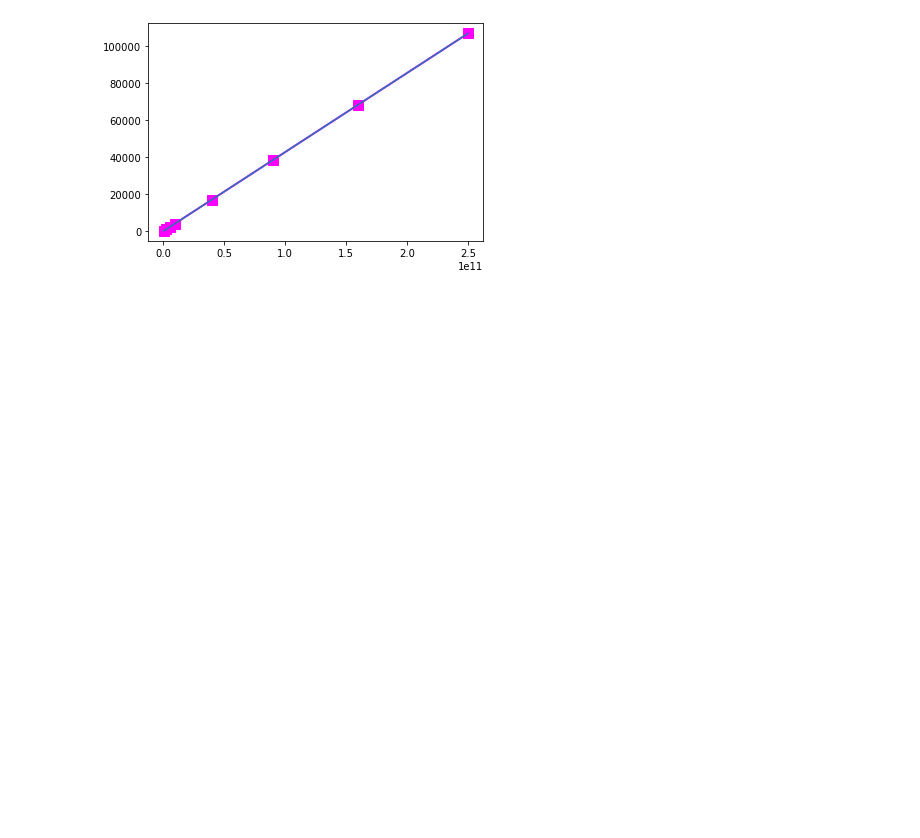
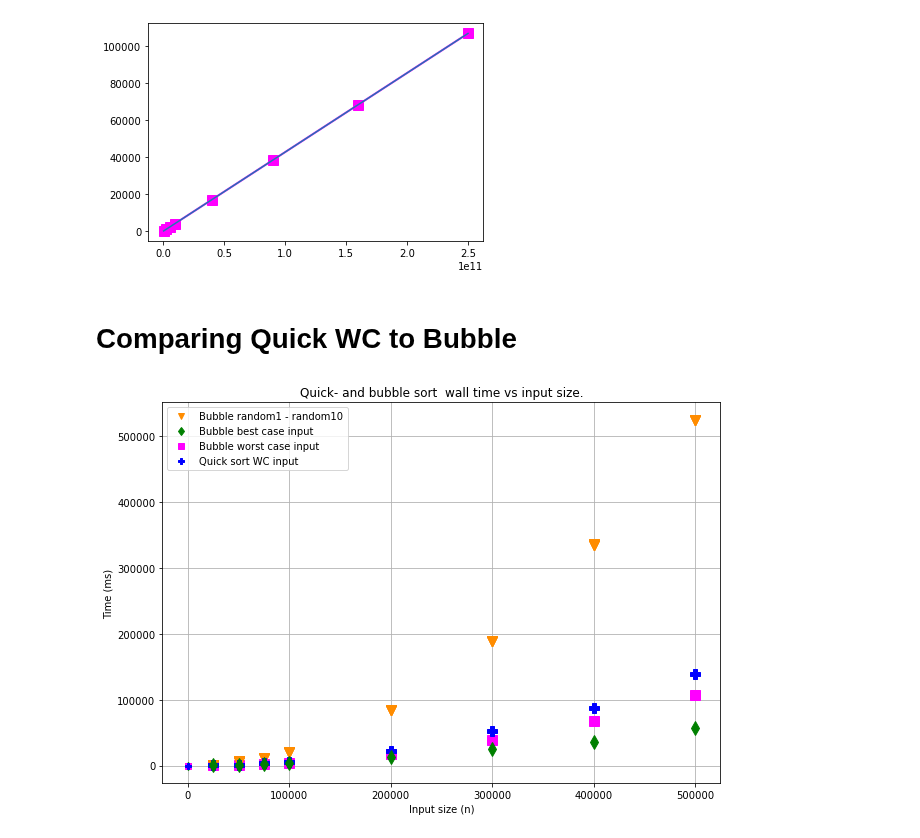
Before and after one commit to hrallil/RAPL_measurements, a Jupyter notebook: Java/FinalResults/FinalAnalysis/BubbleResults.ipynb, the cells around one changed output. Drawn from its saved outputs; the diff is of its cells as text; code cells hidden in the pictures; blank space fills up the shorter version.

Commit message:
bubble v quick timeVSInput graph

```diff
--- a/Java/FinalResults/FinalAnalysis/BubbleResults.ipynb
+++ b/Java/FinalResults/FinalAnalysis/BubbleResults.ipynb
@@ -14,6 +14,7 @@ from sklearn import metrics
 from operator import itemgetter
 
 dfBubble16 = pd.read_csv("CleanData/BubbleClean-PC16.csv")
+dfQuick16 = pd.read_csv("CleanData/QuickClean-PC16.csv")
 dfRead16 = pd.read_csv("CleanData/readCSVClean-PC16.csv")
 
 dfBubble16.head()
@@ -52,6 +53,7 @@ def meansOfTests(df):
     return dfMeans
 
 dfBubbleMean16 = meansOfTests(dfBubble16)
+dfQuickMean16 = meansOfTests(dfQuick16)
 dfBubbleMean16
 # %% [output]
 |  | PKG (J) | CPU (J) | DRAM (J) | Time (ms) | Temp (C) | Size | Input case |
@@ -106,6 +108,7 @@ dfReadMean16
 338 rows × 7 columns
 # %%
 dfBubbleMean16 = dfBubbleMean16.reset_index(drop=True)
+dfQuickMean16 = dfQuickMean16.reset_index(drop=True)
 dfReadMean16 = dfReadMean16.reset_index(drop=True)
 dfBubbleMean16
 #remove nans here?
@@ -514,3 +518,35 @@ plt.show()
 LineReg: worst case r2 for bubble:  0.9999966696504422
 polyReg: worst case r2 for bubble:  0.9999966696504422
 [figure]
+# %% [markdown]
+# Comparing Quick WC to Bubble
+# %%
+plt.figure(figsize=(10,7))
+color = "red"
+
+Rs = []
+plt.plot(-0,0,"v", color="darkorange",label="Bubble random1 - random10")
+plt.plot(-0,0,"d", color="green",label="Bubble best case input")
+plt.plot(-0,0,"s", color="fuchsia",label="Bubble worst case input")
+plt.plot(-0,0,"P", color="blue",label="Quick sort WC input")
+
+
+worst = polyReg(dfBubbleMean16[dfBubbleMean16["Input case"] == "worst"]["Size"], dfBubbleMean16[dfBubbleMean16["Input case"] == "worst"]["Time - readCSV"],1, "Merge time for worst case input", "fuchsia",dots="s",regLine=False)
+for i in range(1,11):
+    Rs.append(polyReg(dfBubbleMean16[dfBubbleMean16["Input case"] == f"random{i}"]["Size"], dfBubbleMean16[dfBubbleMean16["Input case"] == f"random{i}"]["Time - readCSV"],1, f"random{i} case input", "darkorange",dots="v",regLine=False))
+quickWorst = polyReg(dfQuickMean16[dfQuickMean16["Input case"] == "worst"]["Size"], dfQuickMean16[dfQuickMean16["Input case"] == "worst"]["Time - readCSV"],1, "Merge time for best case input", "blue",dots="P",regLine=False)
+best = polyReg(dfBubbleMean16[dfBubbleMean16["Input case"] == "best"]["Size"], dfBubbleMean16[dfBubbleMean16["Input case"] == "best"]["Time - readCSV"],1, "Merge time for best case input", "green",dots="d",regLine=False)
+
+# for i in range(len(Rs)):
+#     print(f"random{i} R2", Rs[i][1], " \n")
+# print(f"worst R2 ", worst[1], "\n")
+# print(f"best R2 ", best[1], "\n")
+
+plt.title("Quick- and bubble sort  wall time vs input size.")
+plt.xlabel("Input size (n)")
+plt.ylabel("Time (ms)")
+plt.grid()
+plt.legend(loc="upper left")
+plt.show()
+# %% [output]
+[figure, added]
```
Also changed, not shown: parts of 3 cells of this notebook.
